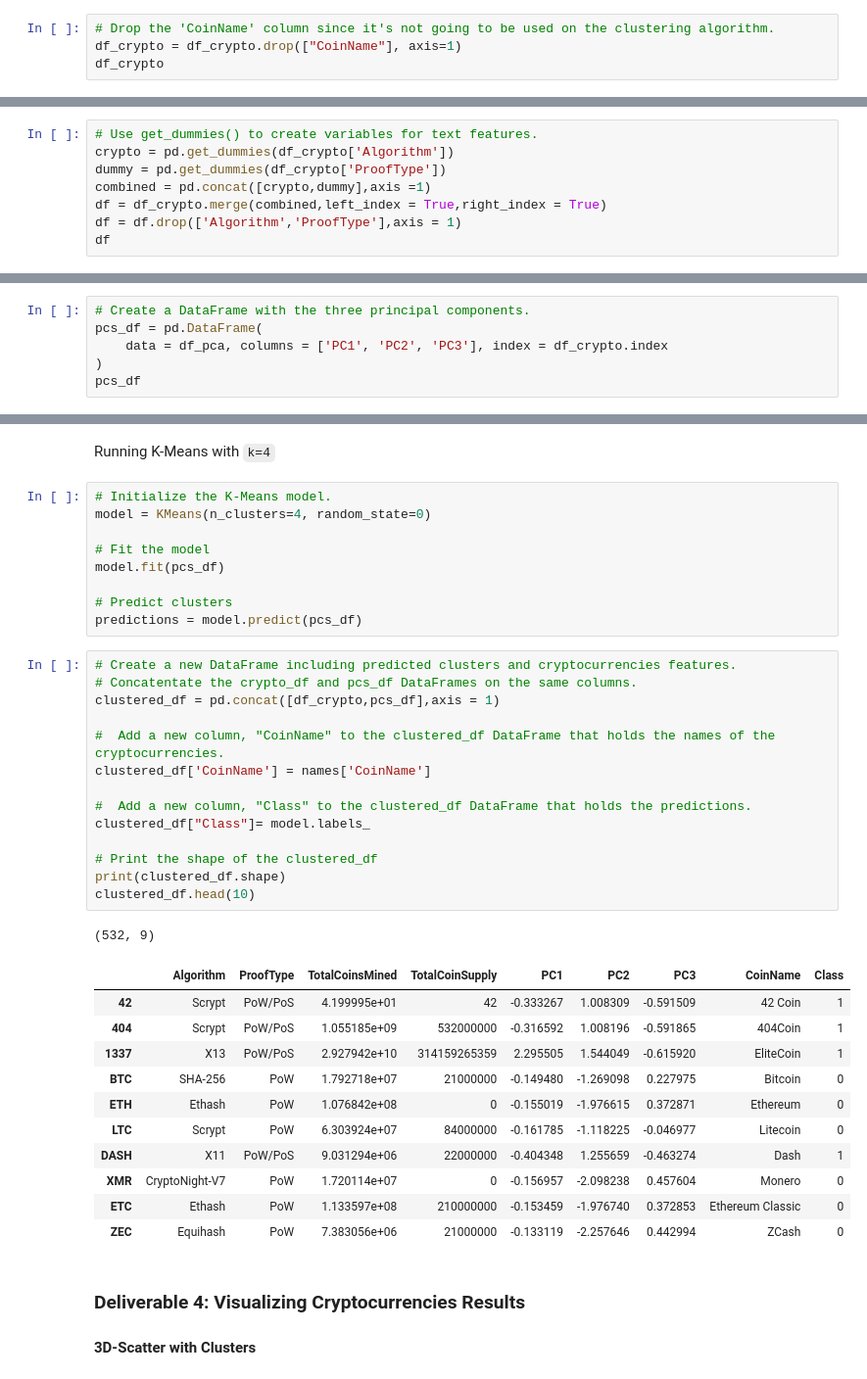
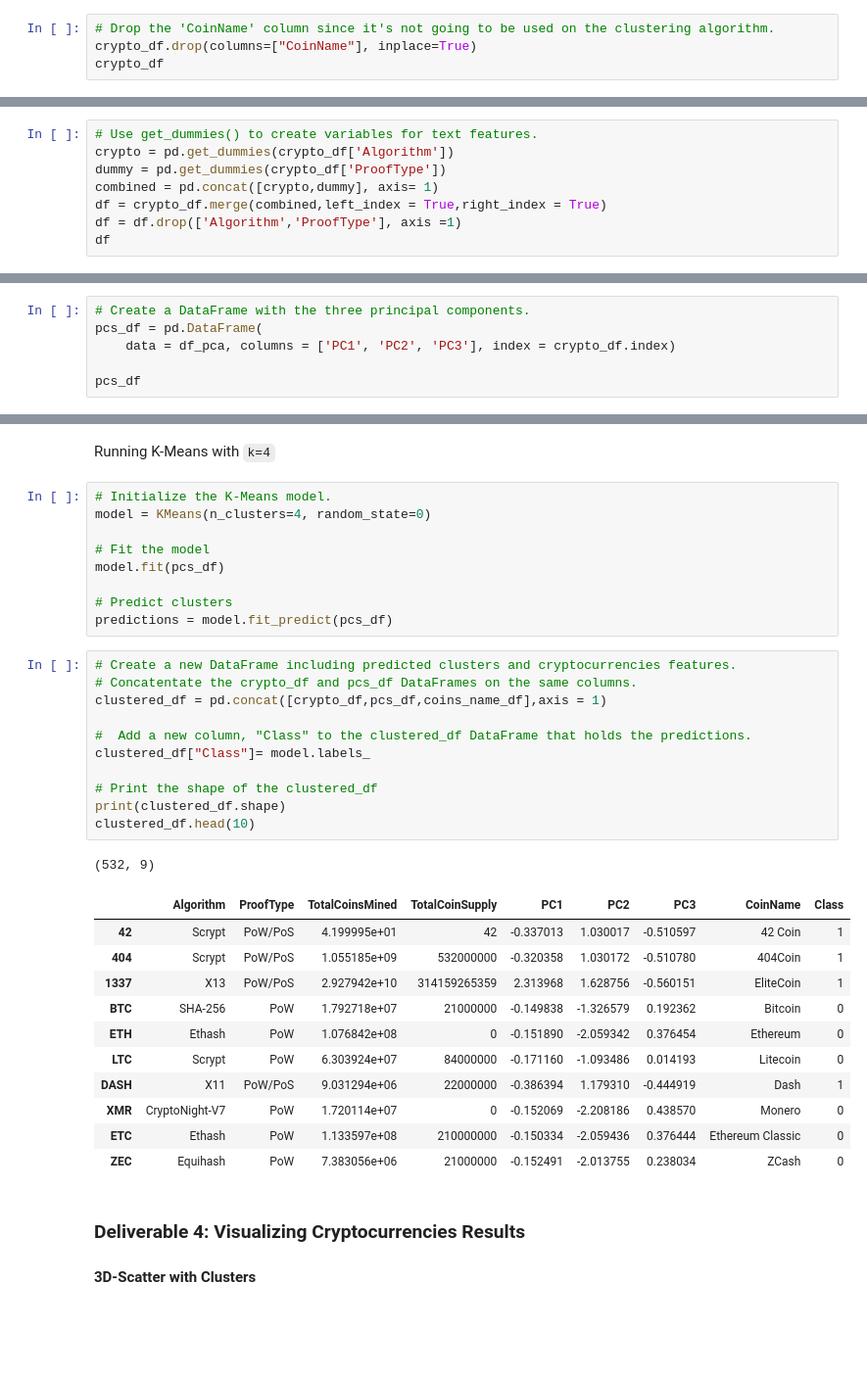
Before and after one commit to peteremiller/Cryptocurrencies, a Jupyter notebook: crypto_clustering.ipynb, the cells around one changed output, grey strips where cells are left out. Shown at 98% size. Drawn from its saved outputs; the diff is of its cells as text; blank space fills up the shorter version.

```diff
--- a/crypto_clustering.ipynb
+++ b/crypto_clustering.ipynb
@@ -105,8 +129,8 @@ CoinName
 532 rows × 1 columns
 # %%
 # Drop the 'CoinName' column since it's not going to be used on the clustering algorithm.
-df_crypto = df_crypto.drop(["CoinName"], axis=1)
-df_crypto
+crypto_df.drop(columns=["CoinName"], inplace=True)
+crypto_df
 # %% [output]
 |  | Algorithm | ProofType | TotalCoinsMined | TotalCoinSupply |
 | 42 | Scrypt | PoW/PoS | 4.199995e+01 | 42 |
@@ -123,11 +147,11 @@ df_crypto
 532 rows × 4 columns
 # %%
 # Use get_dummies() to create variables for text features.
-crypto = pd.get_dummies(df_crypto['Algorithm'])
-dummy = pd.get_dummies(df_crypto['ProofType'])
-combined = pd.concat([crypto,dummy],axis =1)
-df = df_crypto.merge(combined,left_index = True,right_index = True)
-df = df.drop(['Algorithm','ProofType'],axis = 1)
+crypto = pd.get_dummies(crypto_df['Algorithm'])
+dummy = pd.get_dummies(crypto_df['ProofType'])
+combined = pd.concat([crypto,dummy], axis= 1)
+df = crypto_df.merge(combined,left_index = True,right_index = True)
+df = df.drop(['Algorithm','ProofType'], axis =1)
 df
 # %% [output]
 |  | TotalCoinsMined | TotalCoinSupply | 1GB AES Pattern Search | 536 | Argon2d | BLAKE256 | Blake | Blake2S | ... |
@@ -179,8 +203,8 @@ array([[-0.33326724,  1.00830865, -0.59150944],
 # %%
 # Create a DataFrame with the three principal components.
 pcs_df = pd.DataFrame(
-    data = df_pca, columns = ['PC1', 'PC2', 'PC3'], index = df_crypto.index
-)
+    data = df_pca, columns = ['PC1', 'PC2', 'PC3'], index = crypto_df.index)
+
 pcs_df
 # %% [output]
 |  | PC1 | PC2 | PC3 |
@@ -225,34 +249,31 @@ model = KMeans(n_clusters=4, random_state=0)
 model.fit(pcs_df)
 
 # Predict clusters
-predictions = model.predict(pcs_df)
+predictions = model.fit_predict(pcs_df)
 # %%
 # Create a new DataFrame including predicted clusters and cryptocurrencies features.
 # Concatentate the crypto_df and pcs_df DataFrames on the same columns.
-clustered_df = pd.concat([df_crypto,pcs_df],axis = 1)
-
-#  Add a new column, "CoinName" to the clustered_df DataFrame that holds the names of the cryptocurrencies.
-clustered_df['CoinName'] = names['CoinName']
+clustered_df = pd.concat([crypto_df,pcs_df,coins_name_df],axis = 1)
 
 #  Add a new column, "Class" to the clustered_df DataFrame that holds the predictions.
 clustered_df["Class"]= model.labels_
 
 # Print the shape of the clustered_df
 print(clustered_df.shape)
 clustered_df.head(10)
 # %% [output]
 (532, 9)
 |  | Algorithm | ProofType | TotalCoinsMined | TotalCoinSupply | PC1 | PC2 | PC3 | CoinName | Class |
-| 42 | Scrypt | PoW/PoS | 4.199995e+01 | 42 | -0.333267 | 1.008309 | -0.591509 | 42 Coin | 1 |
-| 404 | Scrypt | PoW/PoS | 1.055185e+09 | 532000000 | -0.316592 | 1.008196 | -0.591865 | 404Coin | 1 |
-| 1337 | X13 | PoW/PoS | 2.927942e+10 | 314159265359 | 2.295505 | 1.544049 | -0.615920 | EliteCoin | 1 |
-| BTC | SHA-256 | PoW | 1.792718e+07 | 21000000 | -0.149480 | -1.269098 | 0.227975 | Bitcoin | 0 |
-| ETH | Ethash | PoW | 1.076842e+08 | 0 | -0.155019 | -1.976615 | 0.372871 | Ethereum | 0 |
-| LTC | Scrypt | PoW | 6.303924e+07 | 84000000 | -0.161785 | -1.118225 | -0.046977 | Litecoin | 0 |
-| DASH | X11 | PoW/PoS | 9.031294e+06 | 22000000 | -0.404348 | 1.255659 | -0.463274 | Dash | 1 |
-| XMR | CryptoNight-V7 | PoW | 1.720114e+07 | 0 | -0.156957 | -2.098238 | 0.457604 | Monero | 0 |
-| ETC | Ethash | PoW | 1.133597e+08 | 210000000 | -0.153459 | -1.976740 | 0.372853 | Ethereum Classic | 0 |
-| ZEC | Equihash | PoW | 7.383056e+06 | 21000000 | -0.133119 | -2.257646 | 0.442994 | ZCash | 0 |
+| 42 | Scrypt | PoW/PoS | 4.199995e+01 | 42 | -0.337013 | 1.030017 | -0.510597 | 42 Coin | 1 |
+| 404 | Scrypt | PoW/PoS | 1.055185e+09 | 532000000 | -0.320358 | 1.030172 | -0.510780 | 404Coin | 1 |
+| 1337 | X13 | PoW/PoS | 2.927942e+10 | 314159265359 | 2.313968 | 1.628756 | -0.560151 | EliteCoin | 1 |
+| BTC | SHA-256 | PoW | 1.792718e+07 | 21000000 | -0.149838 | -1.326579 | 0.192362 | Bitcoin | 0 |
+| ETH | Ethash | PoW | 1.076842e+08 | 0 | -0.151890 | -2.059342 | 0.376454 | Ethereum | 0 |
+| LTC | Scrypt | PoW | 6.303924e+07 | 84000000 | -0.171160 | -1.093486 | 0.014193 | Litecoin | 0 |
+| DASH | X11 | PoW/PoS | 9.031294e+06 | 22000000 | -0.386394 | 1.179310 | -0.444919 | Dash | 1 |
+| XMR | CryptoNight-V7 | PoW | 1.720114e+07 | 0 | -0.152069 | -2.208186 | 0.438570 | Monero | 0 |
+| ETC | Ethash | PoW | 1.133597e+08 | 210000000 | -0.150334 | -2.059436 | 0.376444 | Ethereum Classic | 0 |
+| ZEC | Equihash | PoW | 7.383056e+06 | 21000000 | -0.152491 | -2.013755 | 0.238034 | ZCash | 0 |
 # %% [markdown]
 ### Deliverable 4: Visualizing Cryptocurrencies Results
 
```
Also changed, not shown: parts of 15 cells of this notebook, 1 other file.
